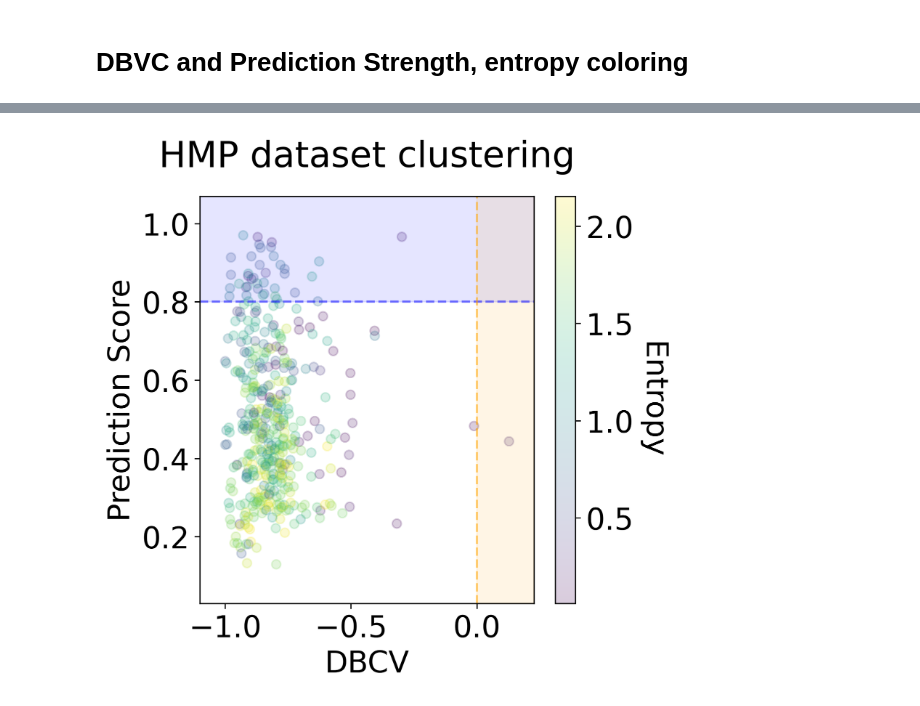
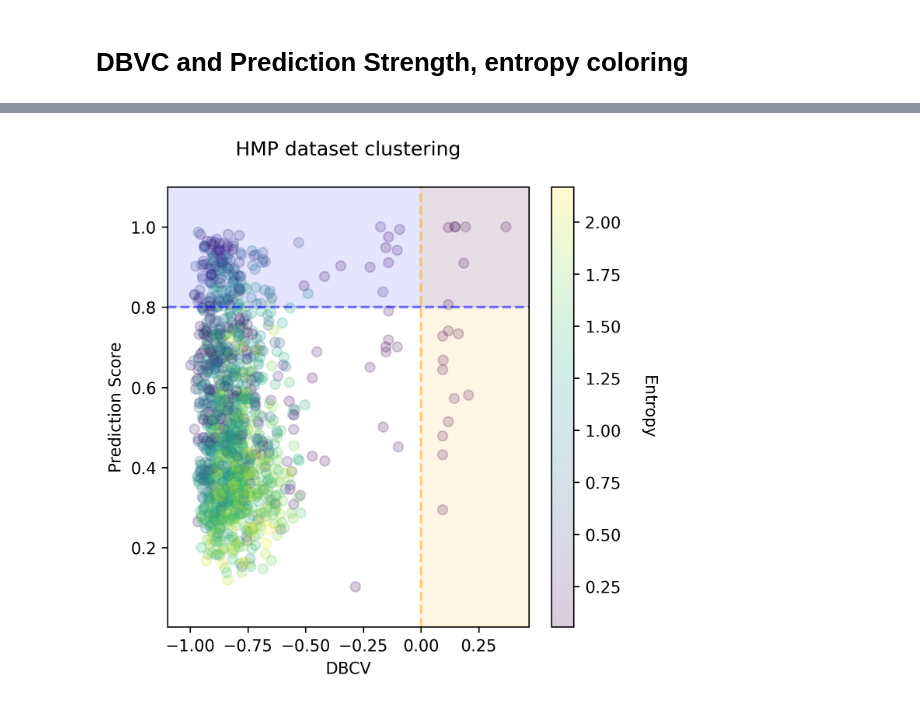
Before and after one commit to blufzzz/Human-Gut-Enterotypes-Analysis, a Jupyter notebook: Clustering.ipynb, the cells around one changed output, grey strips where cells are left out. Saved outputs shown, nothing was run; the diff lists cells and outputs as text; code cells hidden in the pictures.

```diff
--- a/Clustering.ipynb
+++ b/Clustering.ipynb
@@ -97,6 +99,8 @@ distances_names = ['L1', 'L2', 'JS', 'BC']
 # distances_names = ['L1', 'L2']
 # %% [markdown]
 # Clustering: precomputed distances
+# %%
+CPT = 0.01
 # %%
 distances_orig = defaultdict(dict)
 for metric_name in distances_names:
@@ -218,24 +232,35 @@ clear_output()
 # %%
 for embedding_type, embeddings in tqdm(data_embeddings.items()):
 
-    embeddings_cluster_metrics = defaultdict(dict)
+    results_path = os.path.join(clustering_results_root, f'{embedding_type}_cluster_results')
+
+    if os.path.isfile(results_path + '.npy'):
+        print(f'{results_path} exists, skipping...')
+        continue
+
     embeddings_cluster_results = defaultdict(dict)
 
+    '''
+    list of dicts [
+                  dataset_1 ->  {'method1':[partition1, partition2], ...}
+                    , ....,
+                  dataset_n ->  {'method1':[partition1, partition2], ...}
+                  ]
 
-    # it returns [[cluster_metrics, cluster_results],...] list for each embedding dataset
+    '''
     clustering_data_results = Parallel(n_jobs=len(embeddings),
-                                      mmap_mode='w+')(delayed(clustering_by_methods)(data.astype('double'),
-                                                                                      methods_dict) \
-                                                                 for _, data in embeddings.items())
+                                       mmap_mode='w+')(delayed(clustering_by_methods)(data.astype('double'),
+                                                                                      methods_dict,
+                                                                                      precomputed=False,
+                                                                                      d=data.shape[1],
+                                                                                      cluster_perc_threshold=CPT)
+                                                            for label, data in embeddings.items())
 
     # create compatible metrics dicts
     for i,label in enumerate(embeddings.keys()):
         for j, method_name in enumerate(methods_dict.keys()):
-            embeddings_cluster_metrics[label][method_name] = clustering_data_results[i][j][0]
-            embeddings_cluster_results[label][method_name] = clustering_data_results[i][j][1]
+            embeddings_cluster_results[label][method_name] = clustering_data_results[i][method_name]
 
-
-    np.save(os.path.join(clustering_results_root, f'{embedding_type}_cluster_metrics'), embeddings_cluster_metrics)
-    np.save(os.path.join(clustering_results_root, f'{embedding_type}_cluster_results'), embeddings_cluster_results)
+    np.save(results_path, embeddings_cluster_results)
 
 clear_output()
@@ -426,3 +407,9 @@ df_metrics_HMP_ = df_metrics_HMP[HMP_mask]
+# %%
+df_mask = (clustering_results_df['data_used'] > DATA_PRESERVED_THRESHOLD) &\
+          (clustering_results_df['dbind'] < DBIND_MAX)  &\
+          (~clustering_results_df['dbcv'].isna())
+
+clustering_results_df_ = clustering_results_df[df_mask]
 # %% [markdown]
 # Davies-Bouldin index and Silhoutte score, entropy coloring
 # %%
@@ -451,5 +451,6 @@ df_metrics_AGP_[selection_mask_AGP]
 # %%
-plot_clustering_scatter(df_metrics_HMP_,
+HMP_df = clustering_results_df_.query('dataset == "HMP"')
+plot_clustering_scatter(HMP_df,
                         x_metric_name='dbind',
                         y_metric_name='silh',
                         coloring_metric_name='entropy',
@@ -489,14 +499,14 @@ df_metrics_AGP_[selection_mask_AGP]
 # %%
-plot_clustering_scatter(df_metrics_HMP_,
+plot_clustering_scatter(HMP_df,
                         x_metric_name='dbcv',
                         y_metric_name='ps',
                         coloring_metric_name='entropy',
                         title='HMP dataset clustering',
                         y_threshold=PS_THRESHOLD,
                         x_threshold=DBCV_THRESHOLD,
                         y_hue_line=1.2,
                         x_hue_line=1
                         )
 # %% [output]
-[figure, old version]
+[figure, new version]
 # %%
```
Also changed, not shown: parts of 22 cells of this notebook, 5 other files.
